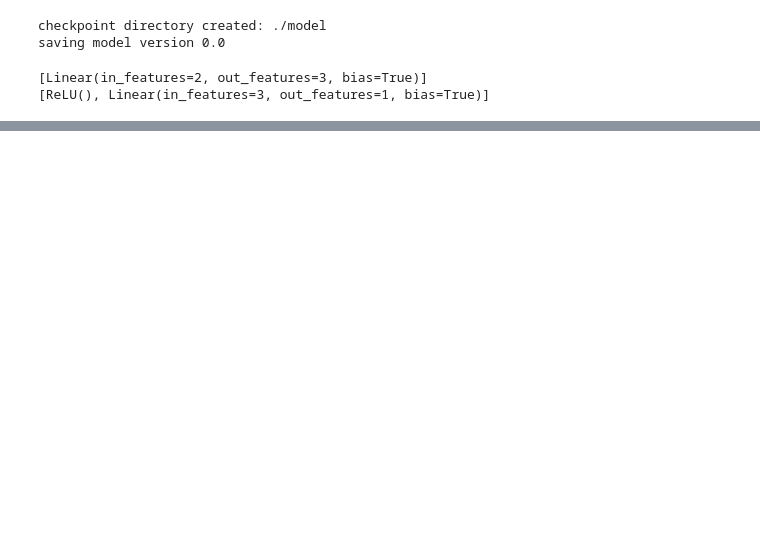
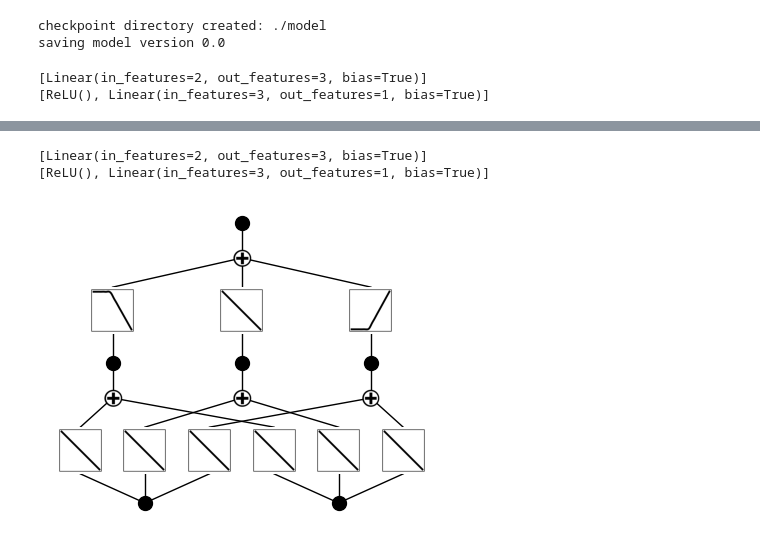
Before and after one commit to MGTUc/KANinitialization, a Jupyter notebook: kan/initializationExperiments/KANtoMLP.ipynb, the cells around one changed output, grey strips where cells are left out. Drawn from its saved outputs; the diff is of its cells as text; code cells hidden in the pictures; blank space fills up the shorter version.

```diff
--- a/kan/initializationExperiments/KANtoMLP.ipynb
+++ b/kan/initializationExperiments/KANtoMLP.ipynb
@@ -25,0 +212,8 @@ kan.plot(beta=100)
+# %%
+new_layers = list(*model.children())
+kan.set_splines(x, modelPartitions=[new_layers[:1], new_layers[1:]])
+kan.plot(beta=100)
+# %% [output]
+[Linear(in_features=2, out_features=3, bias=True)]
+[ReLU(), Linear(in_features=3, out_features=1, bias=True)]
+[figure, added]
```
Also changed, not shown: parts of 6 cells of this notebook, 2 other files.
